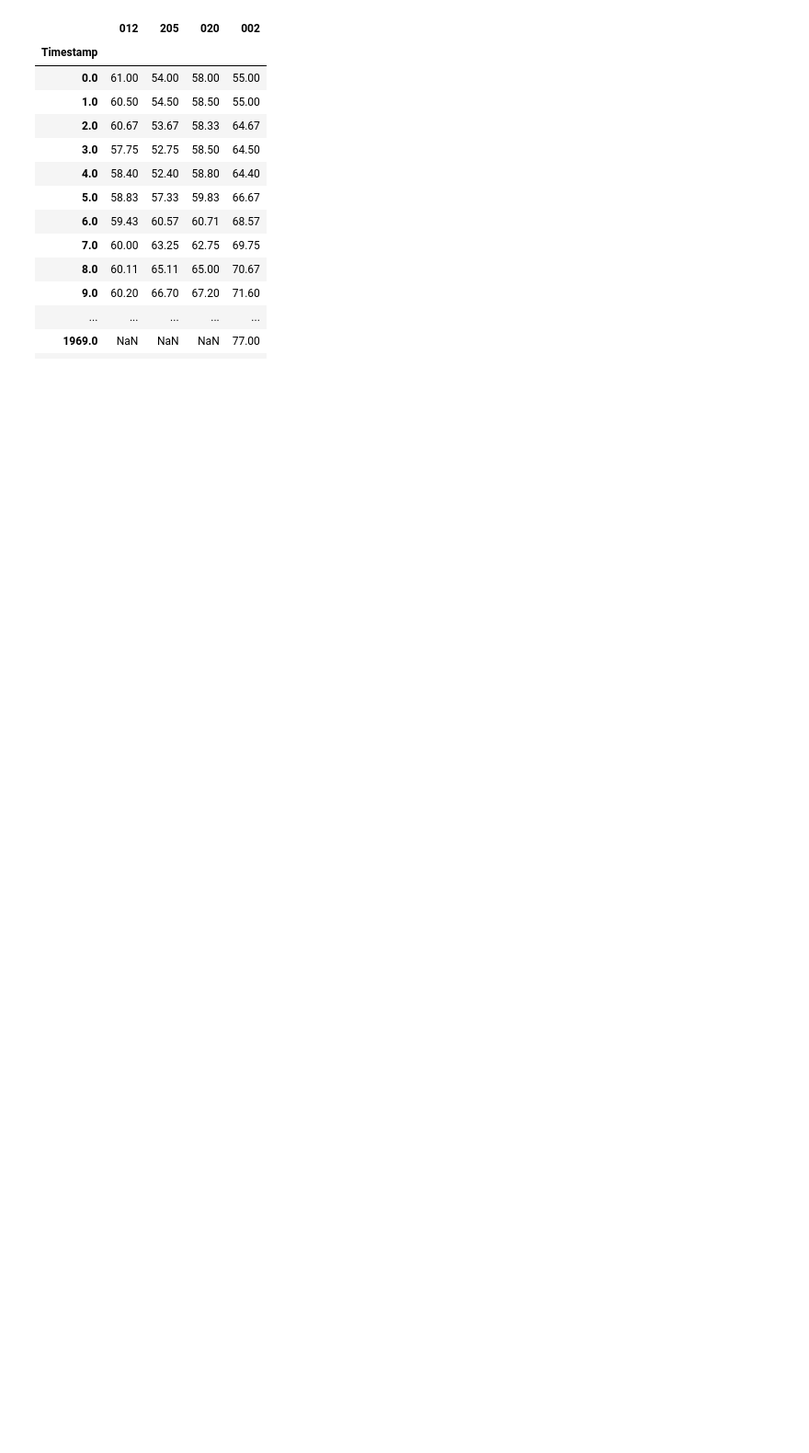
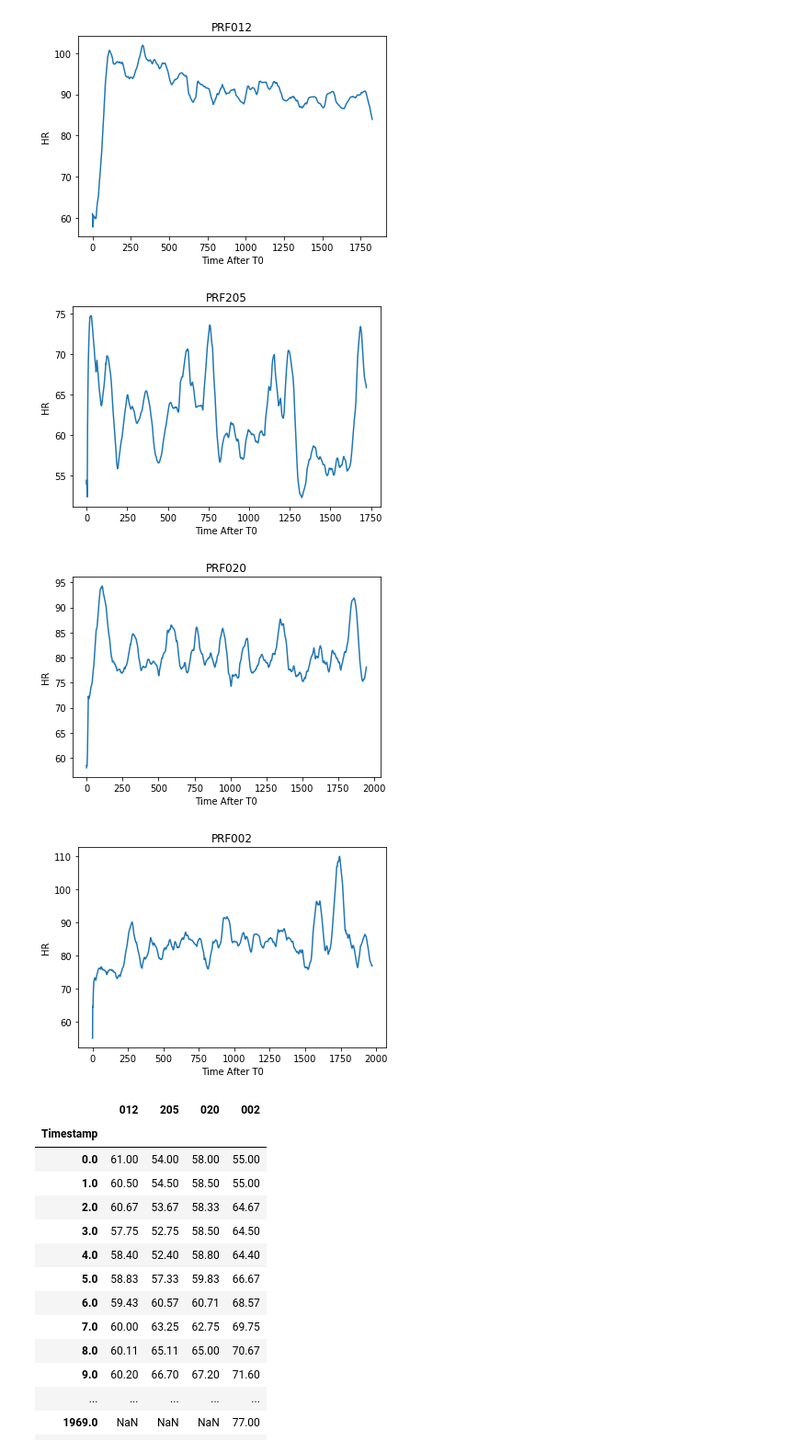
Before and after one commit to dcoh/EmpaticaE4Analysis, a Jupyter notebook: HR_Output.ipynb, the cells around one changed output. Shown at 92% size. Cells and saved outputs as stored; diff of their text form; code cells hidden in the pictures; blank space fills up the shorter version.

Commit message:
Added graphing of HR over time

```diff
--- a/HR_Output.ipynb
+++ b/HR_Output.ipynb
@@ -29,22 +29,34 @@ def iterate_sample_rate(df_length, fs):
 # %%
 hr_all_part = []
 for folder in all_folders:
     spl = folder.split('/')
 
     #Folder names are 'PRF###' (participant ID) and we are interested in the ID
     part_id = spl[len(spl)-1][3:]
 
     hr_df_raw = pd.read_csv(folder+"/HR.csv")
     starting_timestamp = hr_df_raw.columns[0]
     sample_rate = hr_df_raw[starting_timestamp][0]
     hr_df_raw = hr_df_raw.drop([0, 0])
     time_col = iterate_sample_rate(len(hr_df_raw), sample_rate)
     hr_df = hr_df_raw.copy()
     hr_df['Timestamp'] = time_col
     hr_df = hr_df.rename(columns={starting_timestamp: part_id})
     hr_df = hr_df.set_index('Timestamp')
 
+    plt.plot(time_col, hr_df[part_id] )
+    plt.title("PRF{}".format(part_id))
+    plt.ylabel('HR')
+    plt.xlabel('Time After T0')
+    plt.savefig(output_path+"/HR{}.pdf".format(part_id))
+    plt.show()
+
     hr_all_part.append(hr_df)
+# %% [output]
+[figure, added]
+[figure, added]
+[figure, added]
+[figure, added]
 # %%
 result = pd.concat(hr_all_part, axis=1)
 result
```
